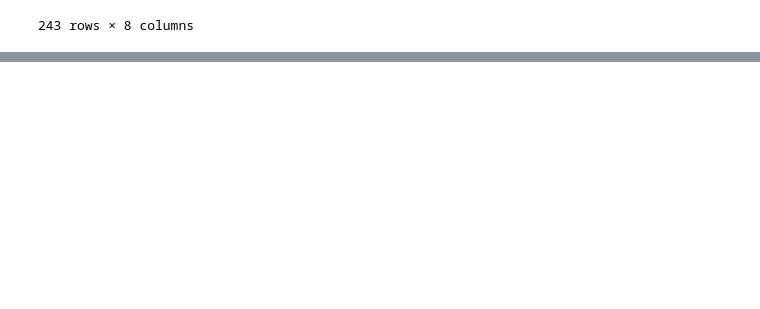
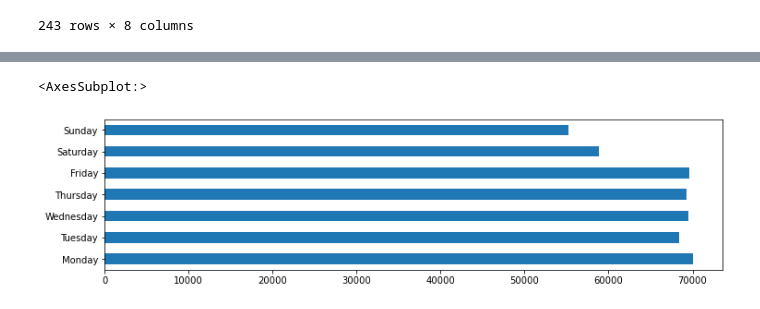
Before and after one commit to minstrel1149/pandas_practice-cookbook1, a Jupyter notebook: pd_cookbook_2_chapter12.ipynb, the cells around one changed output, grey strips where cells are left out. Saved outputs shown, nothing was run; the diff lists cells and outputs as text; code cells hidden in the pictures; blank space fills up the shorter version.

```diff
--- a/pd_cookbook_2_chapter12.ipynb
+++ b/pd_cookbook_2_chapter12.ipynb
@@ -155,0 +415,3 @@ crime.loc[crime['REPORTED_DATE'].between('2016-05-12', '2016-05-13', inclusive='
+# %%
+crime = pd.read_hdf(p1 / 'crime.h5', key='crime')
+crime.head()
@@ -155,0 +439,14 @@ crime.loc[crime['REPORTED_DATE'].between('2016-05-12', '2016-05-13', inclusive='
+# %%
+fig, ax = plt.subplots(figsize=(12, 3))
+days = ['Monday', 'Tuesday', 'Wednesday', 'Thursday', 'Friday', 'Saturday', 'Sunday']
+(crime
+ .loc[:, 'REPORTED_DATE']
+ .dt.day_name()
+ .value_counts()
+ .reindex(days, axis=0)
+ #.loc[::-1, :]
+ .plot.barh(ax=ax)
+)
+# %% [output]
+<AxesSubplot:>
+[figure, added]
```
Also changed, not shown: parts of 21 cells of this notebook, 1 other file.
